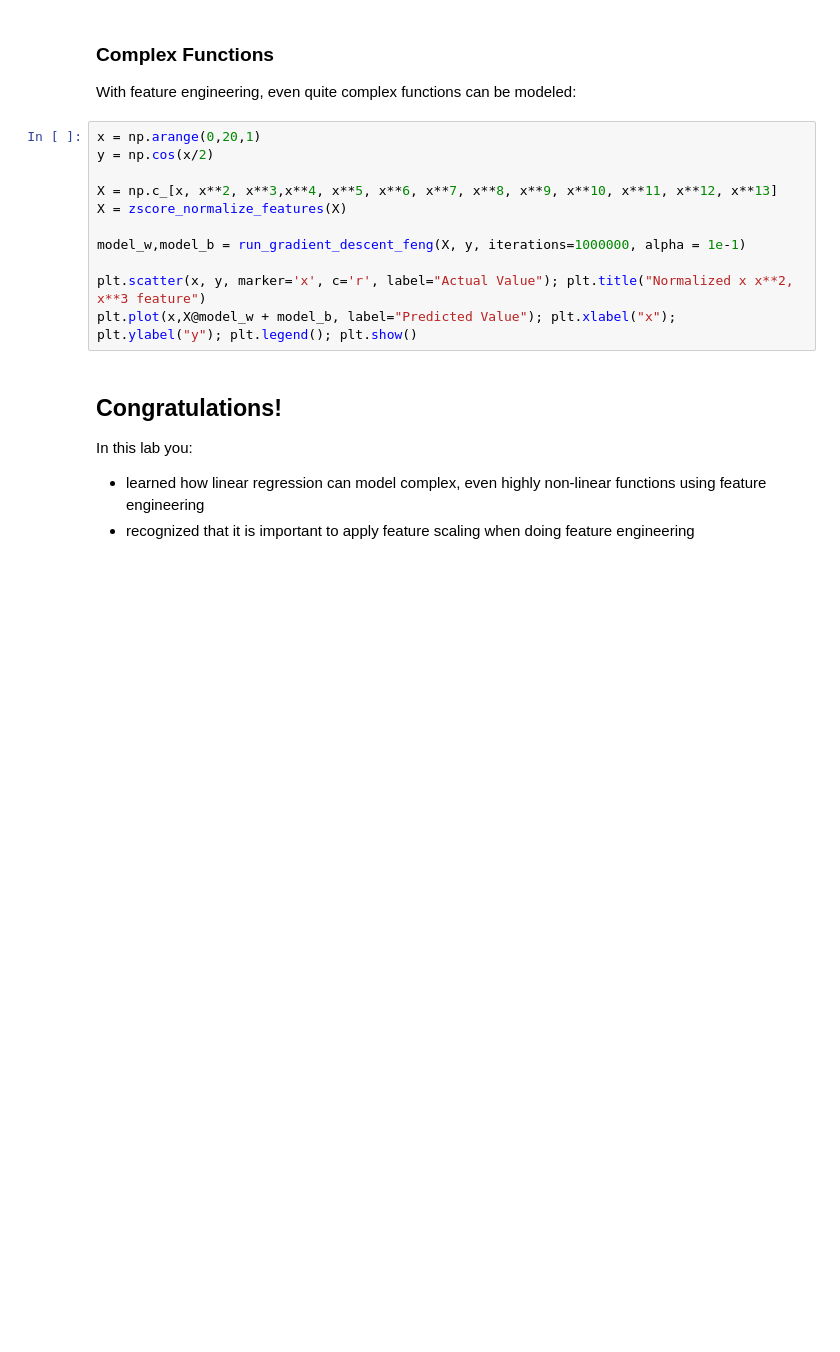
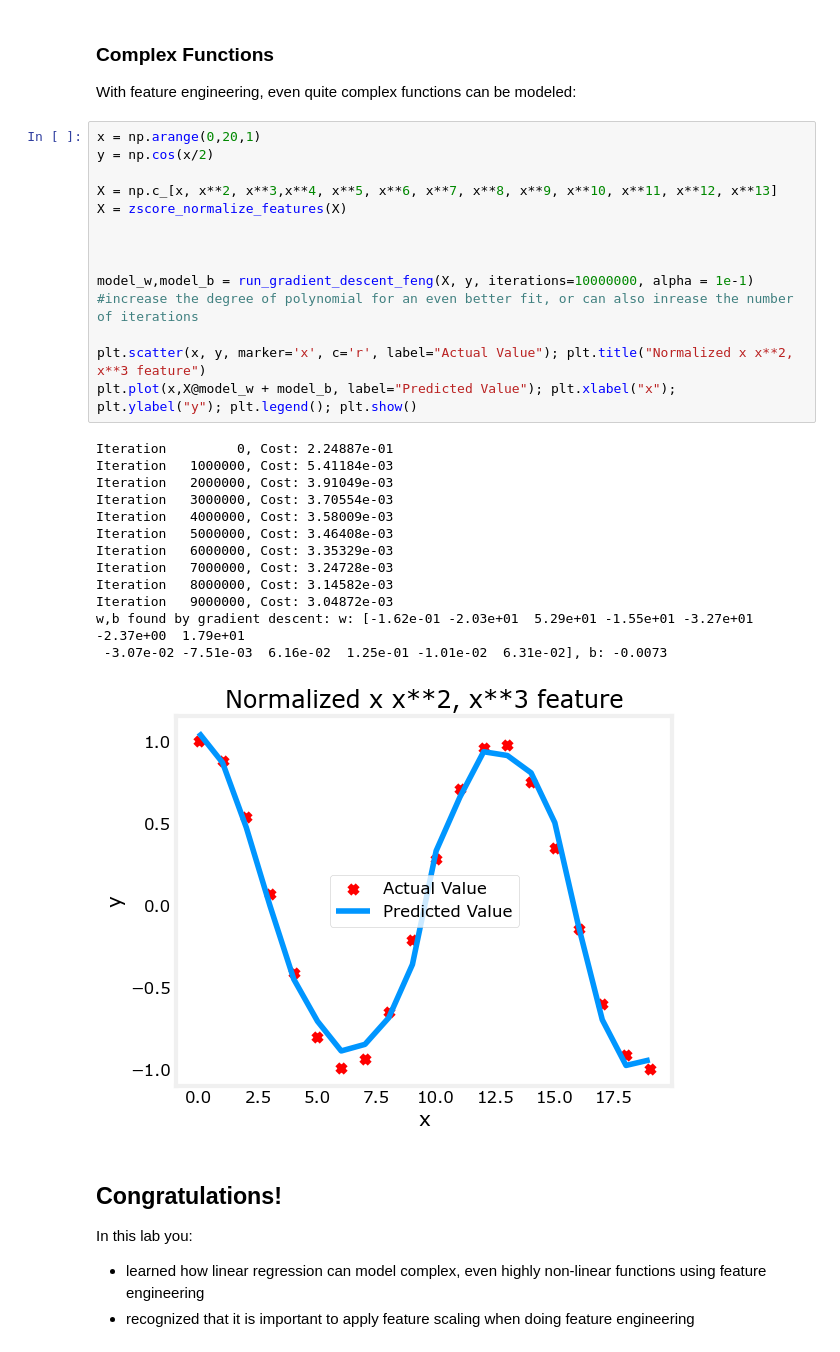
Before and after one commit to curemeongithub/Machine-Learning-Specialization-Coursera, a Jupyter notebook: C1 - Supervised Machine Learning - Regression and Classification/week2/Optional Labs/C1_W2_Lab04_FeatEng_PolyReg_Soln.ipynb, the cells around one changed output. Saved outputs shown, nothing was run; the diff lists cells and outputs as text; blank space fills up the shorter version.

```diff
--- a/C1 - Supervised Machine Learning - Regression and Classification/week2/Optional Labs/C1_W2_Lab04_FeatEng_PolyReg_Soln.ipynb
+++ b/C1 - Supervised Machine Learning - Regression and Classification/week2/Optional Labs/C1_W2_Lab04_FeatEng_PolyReg_Soln.ipynb
@@ -139,14 +205,30 @@ With feature engineering, even quite complex functions can be modeled:
 # %%
 x = np.arange(0,20,1)
 y = np.cos(x/2)
 
 X = np.c_[x, x**2, x**3,x**4, x**5, x**6, x**7, x**8, x**9, x**10, x**11, x**12, x**13]
 X = zscore_normalize_features(X)
 
-model_w,model_b = run_gradient_descent_feng(X, y, iterations=1000000, alpha = 1e-1)
+
+
+model_w,model_b = run_gradient_descent_feng(X, y, iterations=10000000, alpha = 1e-1) #increase the degree of polynomial for an even better fit, or can also inrease the number of iterations
 
 plt.scatter(x, y, marker='x', c='r', label="Actual Value"); plt.title("Normalized x x**2, x**3 feature")
 plt.plot(x,X@model_w + model_b, label="Predicted Value"); plt.xlabel("x"); plt.ylabel("y"); plt.legend(); plt.show()
+# %% [output]
+Iteration         0, Cost: 2.24887e-01
+Iteration   1000000, Cost: 5.41184e-03
+Iteration   2000000, Cost: 3.91049e-03
+Iteration   3000000, Cost: 3.70554e-03
+Iteration   4000000, Cost: 3.58009e-03
+Iteration   5000000, Cost: 3.46408e-03
+Iteration   6000000, Cost: 3.35329e-03
+Iteration   7000000, Cost: 3.24728e-03
+Iteration   8000000, Cost: 3.14582e-03
+Iteration   9000000, Cost: 3.04872e-03
+w,b found by gradient descent: w: [-1.62e-01 -2.03e+01  5.29e+01 -1.55e+01 -3.27e+01 -2.37e+00  1.79e+01
+ -3.07e-02 -7.51e-03  6.16e-02  1.25e-01 -1.01e-02  6.31e-02], b: -0.0073
+[figure, added]
 # %% [markdown]
 
 ## Congratulations!
```
Also changed, not shown: parts of 8 cells of this notebook, 3 other files.
